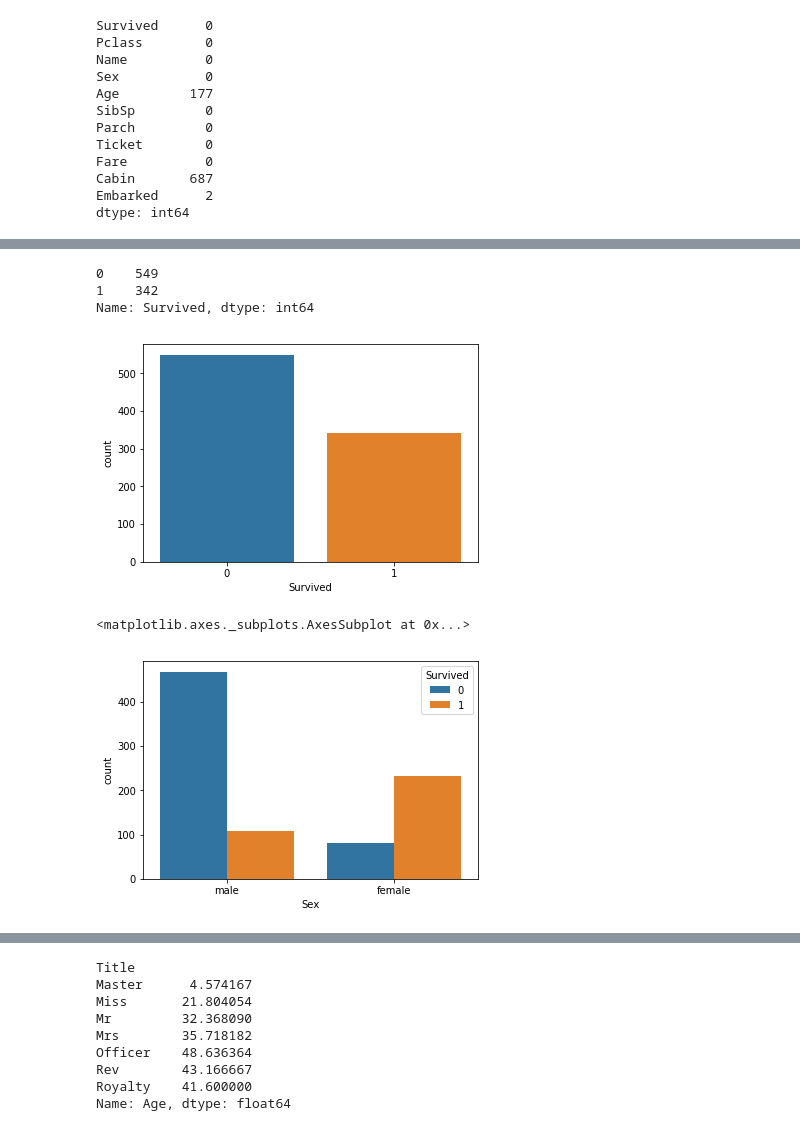
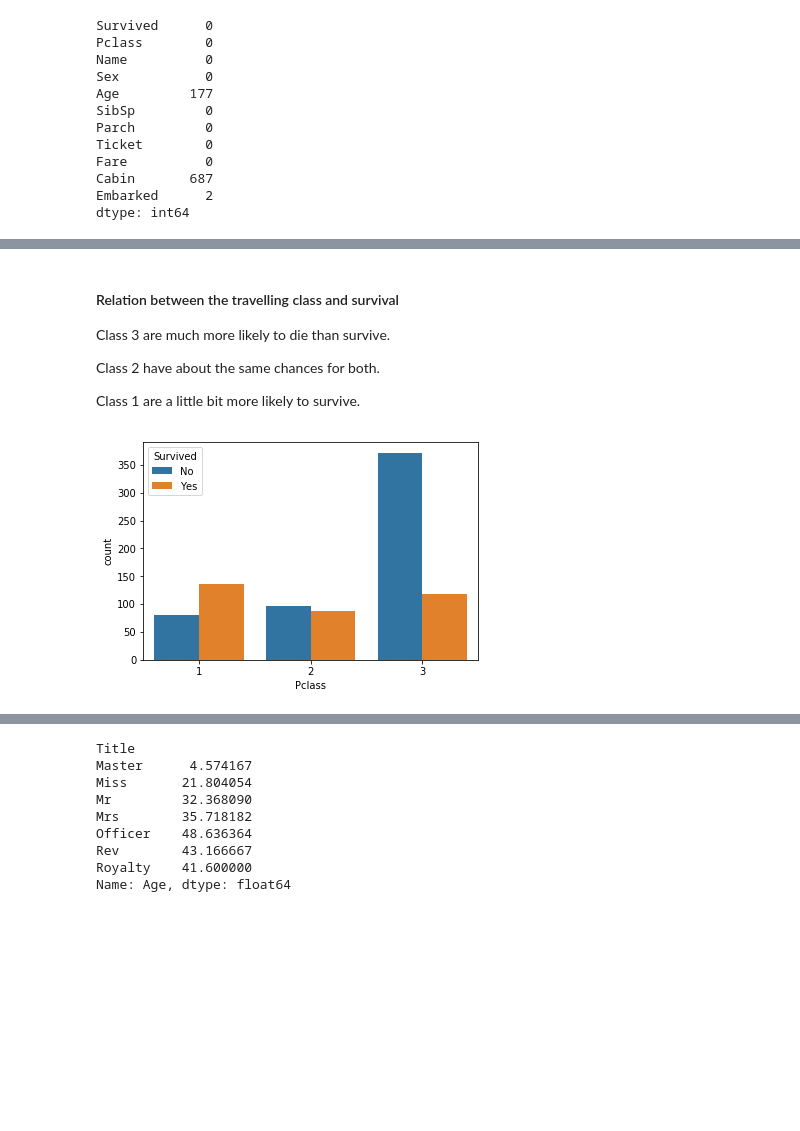
Before and after one commit to nbabulkov/fmi-machine-learning, a Jupyter notebook: Titanic.ipynb, the cells around one changed output, grey strips where cells are left out. Saved outputs shown, nothing was run; the diff lists cells and outputs as text; code cells hidden in the pictures; blank space fills up the shorter version.

```diff
--- a/Titanic.ipynb
+++ b/Titanic.ipynb
@@ -47,13 +82,12 @@ dtype: int64
+# %% [markdown]
+#### Relation between the travelling class and survival
+Class 3 are much more likely to die than survive.
+
+Class 2 have about the same chances for both.
+
+Class 1 are a little bit more likely to survive.
 # %%
-print(titanic.Survived.value_counts())
-sns.countplot(titanic['Survived']);
+survived_annotated = titanic['Survived'].replace({1:'Yes', 0: 'No'})
+sns.countplot(titanic['Pclass'], hue=survived_annotated);
 # %% [output]
-0    549
-1    342
-Name: Survived, dtype: int64
-[figure, old version]
+[figure, new version]
-# %%
-sns.countplot(titanic['Sex'], hue=titanic['Survived'])
-# %% [output]
-<matplotlib.axes._subplots.AxesSubplot at 0x...>
-[figure, removed]
```
Also changed, not shown: parts of 135 cells of this notebook.
